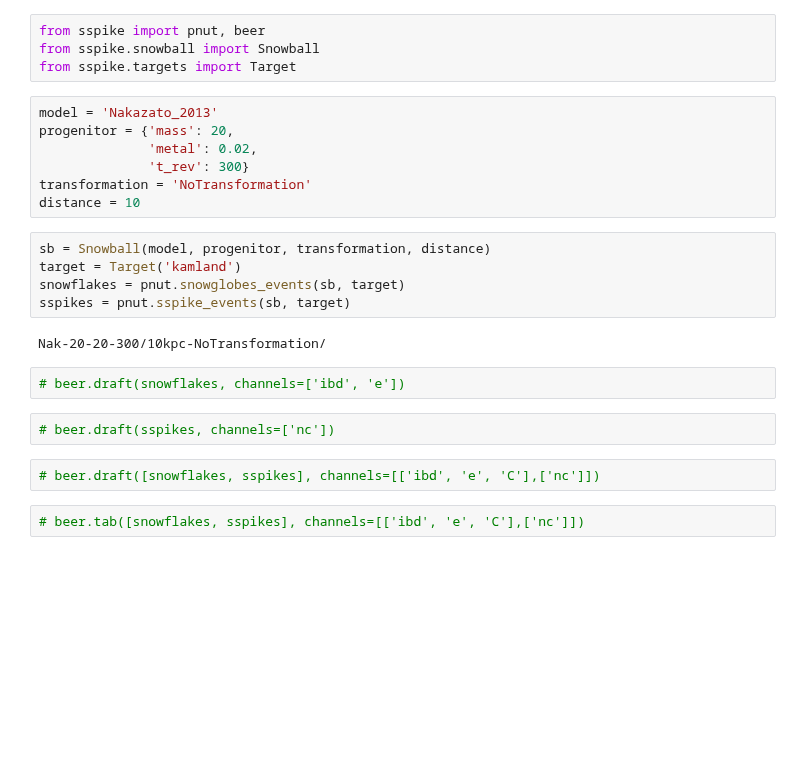
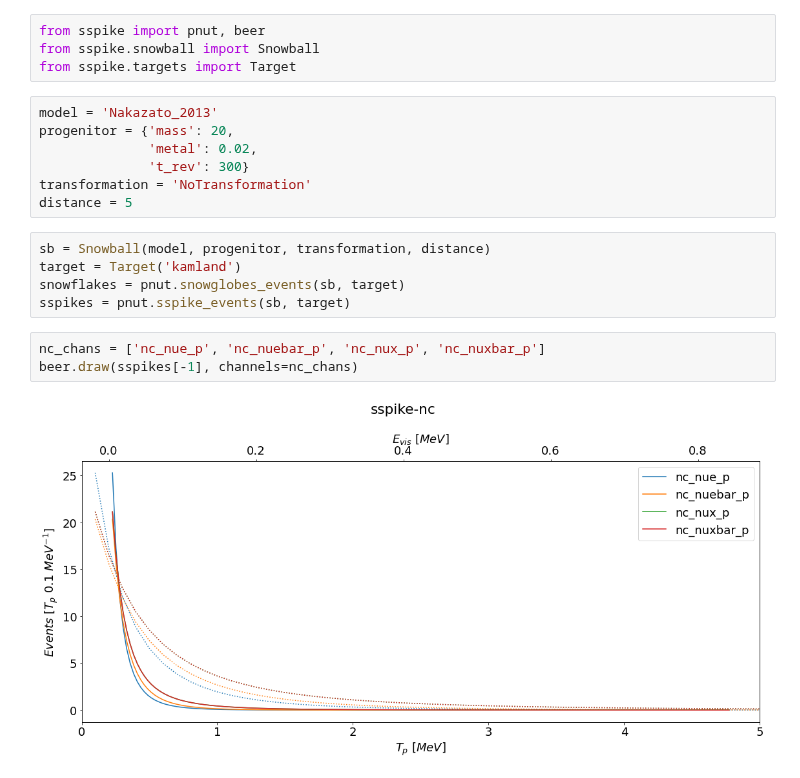
Before and after one commit to joesmolsky/sspike, a Jupyter notebook: notebooks/nakazato.ipynb, the cells around one changed output. Drawn from its saved outputs; the diff is of its cells as text; blank space fills up the shorter version.

```diff
--- a/notebooks/nakazato.ipynb
+++ b/notebooks/nakazato.ipynb
@@ -10,19 +10,14 @@ progenitor = {'mass': 20,
               'metal': 0.02,
               't_rev': 300}
 transformation = 'NoTransformation'
-distance = 10
+distance = 5
 # %%
 sb = Snowball(model, progenitor, transformation, distance)
 target = Target('kamland')
 snowflakes = pnut.snowglobes_events(sb, target)
 sspikes = pnut.sspike_events(sb, target)
-# %% [output]
-Nak-20-20-300/10kpc-NoTransformation/
-# %%
-# beer.draft(snowflakes, channels=['ibd', 'e'])
-# %%
-# beer.draft(sspikes, channels=['nc'])
-# %%
-# beer.draft([snowflakes, sspikes], channels=[['ibd', 'e', 'C'],['nc']])
-# %%
-# beer.tab([snowflakes, sspikes], channels=[['ibd', 'e', 'C'],['nc']])
+# %%
+nc_chans = ['nc_nue_p', 'nc_nuebar_p', 'nc_nux_p', 'nc_nuxbar_p']
+beer.draw(sspikes[-1], channels=nc_chans)
+# %% [output]
+[figure, added]
```
Also changed, not shown: parts of 4 cells of this notebook.
